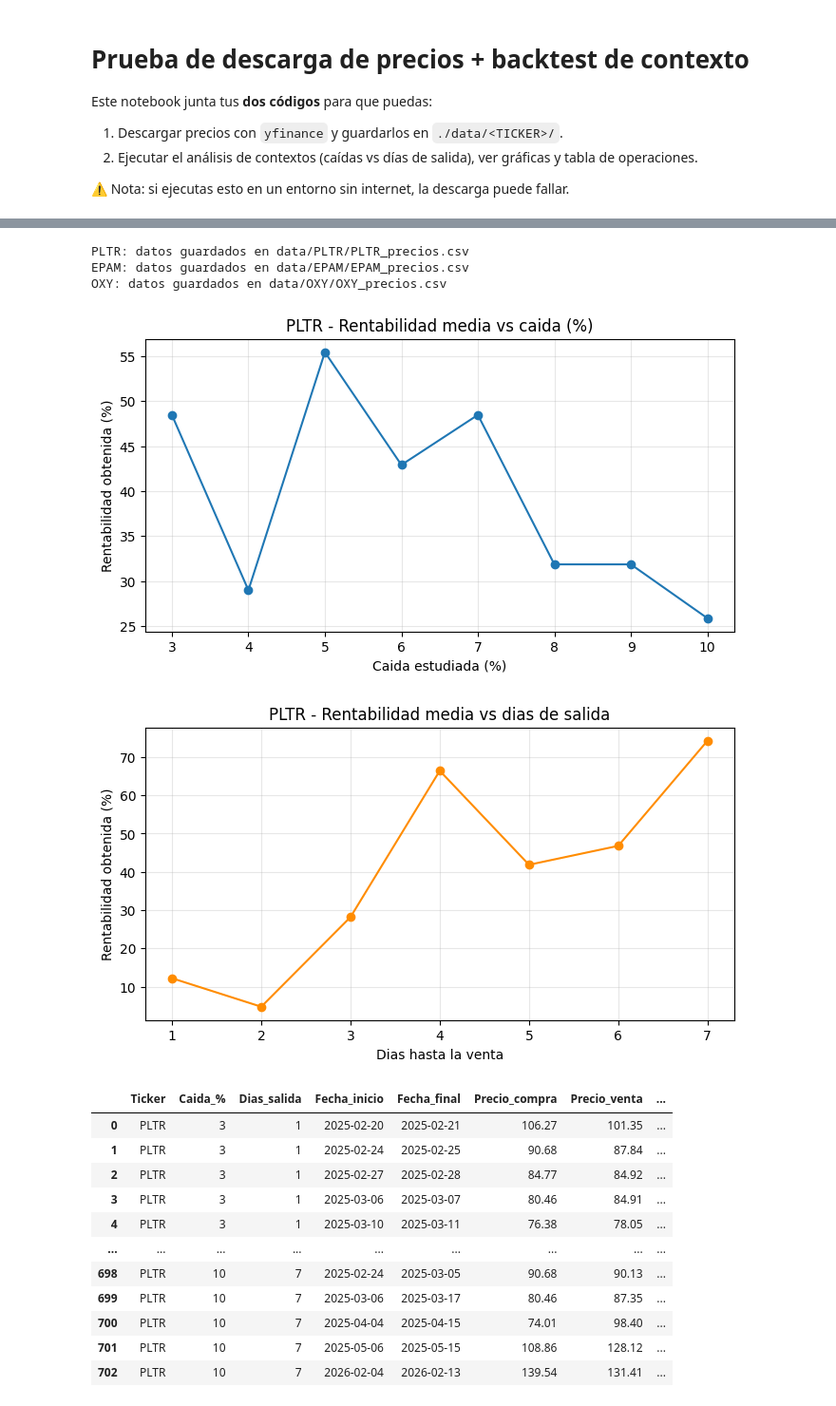
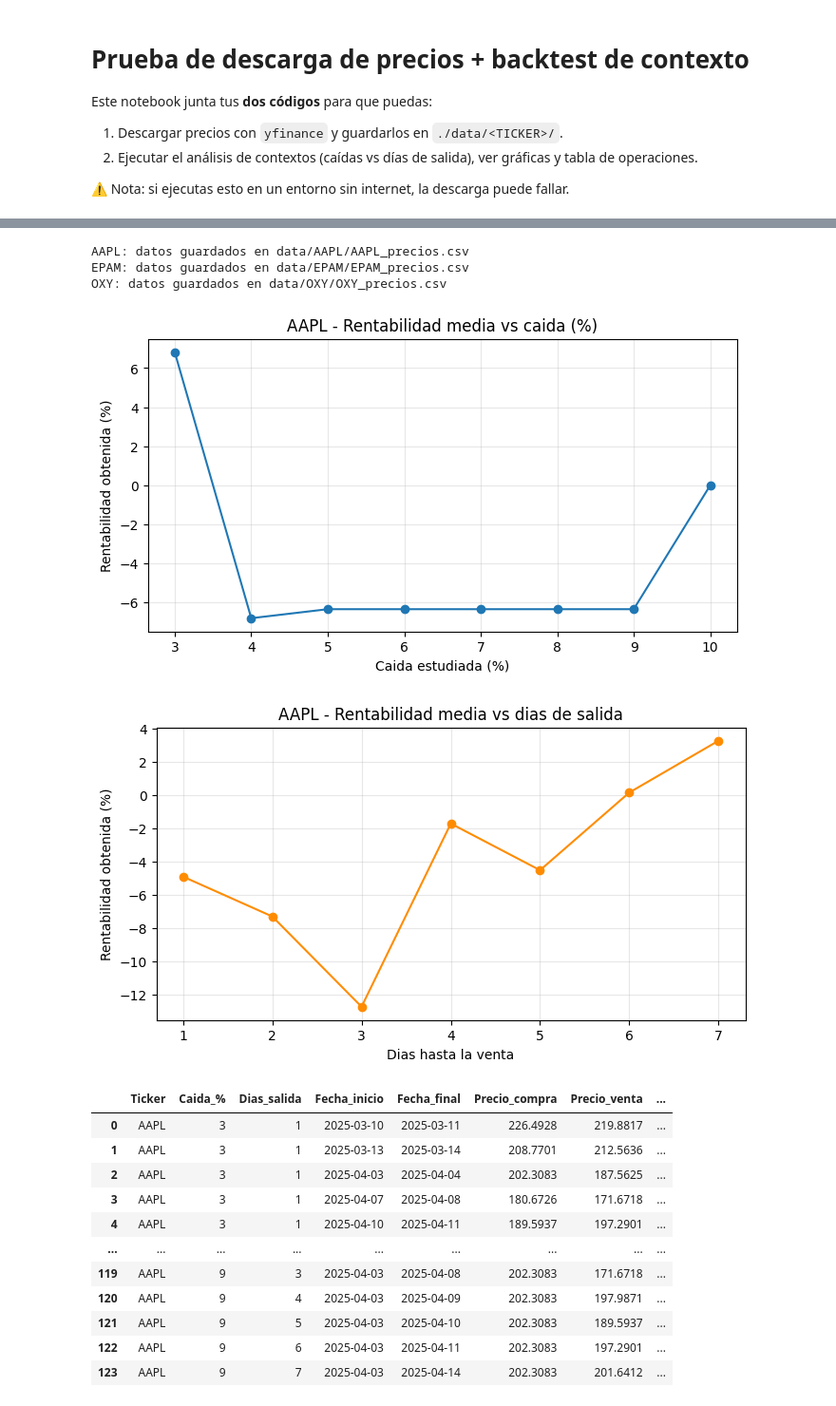
Before and after one commit to MiguelMoreton/Trader, a Jupyter notebook: src/prueba_resultados.ipynb, the cells around one changed output, grey strips where cells are left out. Shown at 95% size. Cells and saved outputs as stored; diff of their text form; code cells hidden in the pictures.

```diff
--- a/src/prueba_resultados.ipynb
+++ b/src/prueba_resultados.ipynb
@@ -197,35 +18,35 @@ Puedes ejecutar **A)** con input o **B)** sin input (lista fija).
 # %%
-# B) Sin input (recomendado para repetir pruebas)
-tickers = ['PLTR', 'EPAM', 'OXY']  # cambia aquí
+
+tickers = ['AAPL', 'EPAM', 'OXY']  # cambia aquí
 precios = download_ticker_data(tickers, days=365)
 
 # Parametría (ajusta a tu gusto)
 capital_inicial = 10000.0
 caidas = list(range(3, 11))       # 3%..10%
 dias_salida = list(range(1, 8))   # 1..7 días
 
 run_context_analysis(
     precios,
     capital_inicial=capital_inicial,
     caidas=caidas,
     dias_salida=dias_salida,
     base_dir='data'
 )
 # %% [output]
-PLTR: datos guardados en data/PLTR/PLTR_precios.csv
+AAPL: datos guardados en data/AAPL/AAPL_precios.csv
 EPAM: datos guardados en data/EPAM/EPAM_precios.csv
 OXY: datos guardados en data/OXY/OXY_precios.csv
-[figure, old version]
+[figure, new version]
-[figure, old version]
+[figure, new version]
 |  | Ticker | Caida_% | Dias_salida | Fecha_inicio | Fecha_final | Precio_compra | Precio_venta | ... |
-| 0 | PLTR | 3 | 1 | 2025-02-20 | 2025-02-21 | 106.27 | 101.35 | ... |
-| 1 | PLTR | 3 | 1 | 2025-02-24 | 2025-02-25 | 90.68 | 87.84 | ... |
-| 2 | PLTR | 3 | 1 | 2025-02-27 | 2025-02-28 | 84.77 | 84.92 | ... |
-| 3 | PLTR | 3 | 1 | 2025-03-06 | 2025-03-07 | 80.46 | 84.91 | ... |
-| 4 | PLTR | 3 | 1 | 2025-03-10 | 2025-03-11 | 76.38 | 78.05 | ... |
+| 0 | AAPL | 3 | 1 | 2025-03-10 | 2025-03-11 | 226.4928 | 219.8817 | ... |
+| 1 | AAPL | 3 | 1 | 2025-03-13 | 2025-03-14 | 208.7701 | 212.5636 | ... |
+| 2 | AAPL | 3 | 1 | 2025-04-03 | 2025-04-04 | 202.3083 | 187.5625 | ... |
+| 3 | AAPL | 3 | 1 | 2025-04-07 | 2025-04-08 | 180.6726 | 171.6718 | ... |
+| 4 | AAPL | 3 | 1 | 2025-04-10 | 2025-04-11 | 189.5937 | 197.2901 | ... |
 | ... | ... | ... | ... | ... | ... | ... | ... | ... |
-| 698 | PLTR | 10 | 7 | 2025-02-24 | 2025-03-05 | 90.68 | 90.13 | ... |
-| 699 | PLTR | 10 | 7 | 2025-03-06 | 2025-03-17 | 80.46 | 87.35 | ... |
-| 700 | PLTR | 10 | 7 | 2025-04-04 | 2025-04-15 | 74.01 | 98.40 | ... |
-| 701 | PLTR | 10 | 7 | 2025-05-06 | 2025-05-15 | 108.86 | 128.12 | ... |
-| 702 | PLTR | 10 | 7 | 2026-02-04 | 2026-02-13 | 139.54 | 131.41 | ... |
+| 119 | AAPL | 9 | 3 | 2025-04-03 | 2025-04-08 | 202.3083 | 171.6718 | ... |
+| 120 | AAPL | 9 | 4 | 2025-04-03 | 2025-04-09 | 202.3083 | 197.9871 | ... |
+| 121 | AAPL | 9 | 5 | 2025-04-03 | 2025-04-10 | 202.3083 | 189.5937 | ... |
+| 122 | AAPL | 9 | 6 | 2025-04-03 | 2025-04-11 | 202.3083 | 197.2901 | ... |
+| 123 | AAPL | 9 | 7 | 2025-04-03 | 2025-04-14 | 202.3083 | 201.6412 | ... |
```
Also changed, not shown: parts of 7 cells of this notebook, 8 other files.
